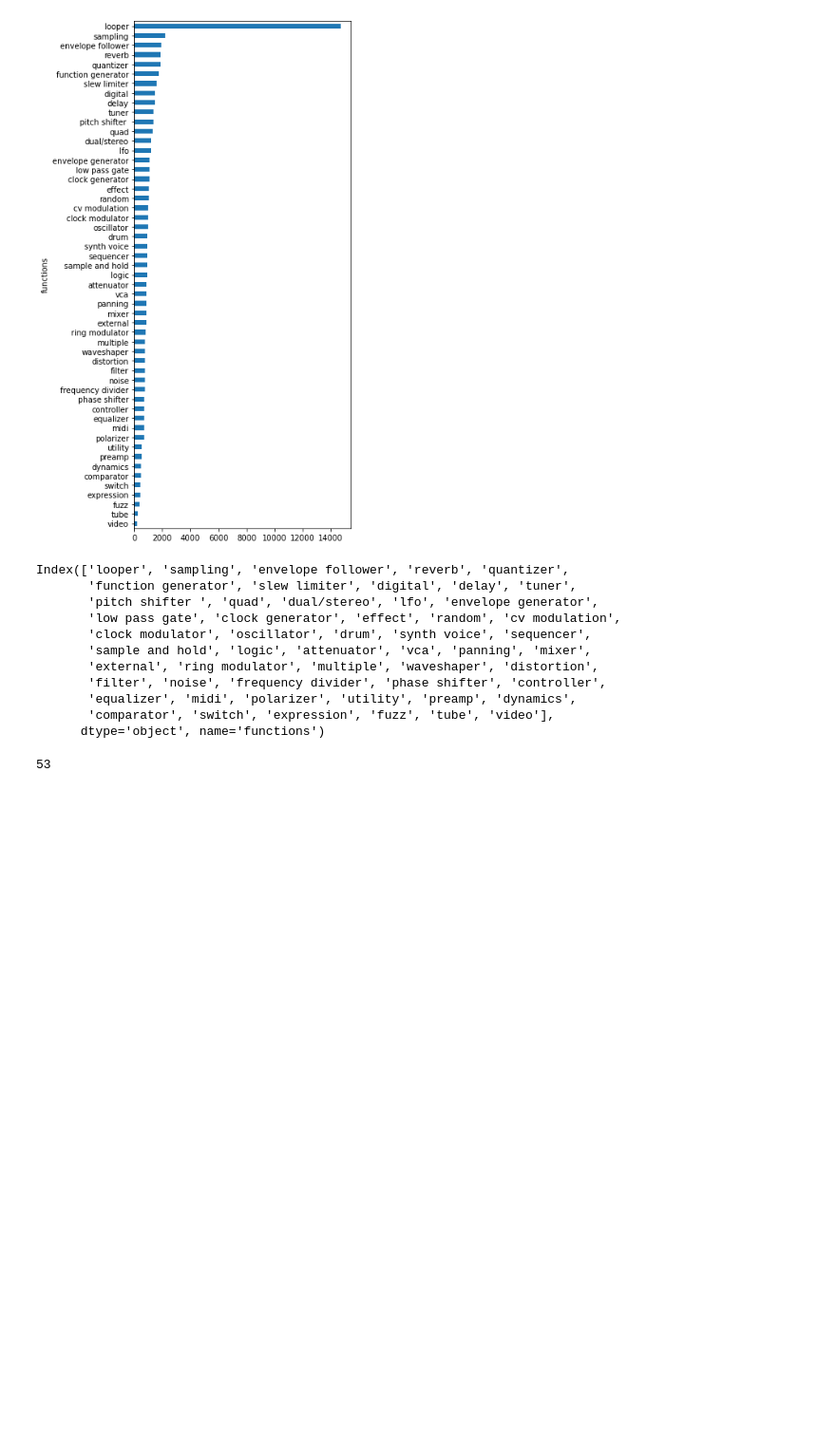
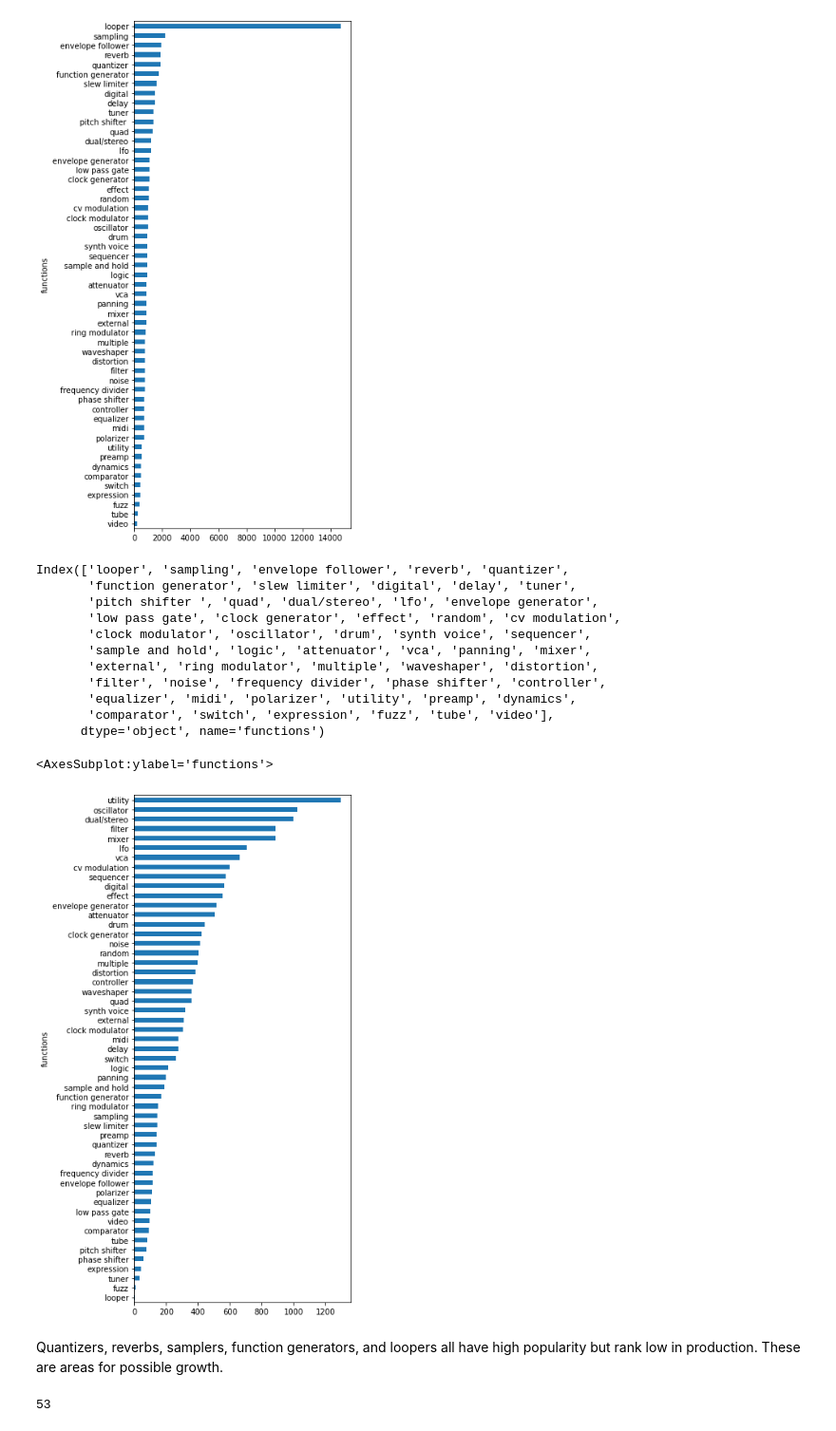
Before and after one commit to zstone00000/nycdsa_python_project, a Jupyter notebook: Eurorack_EDA.ipynb, the cells around one changed output. Shown at 95% size. Drawn from its saved outputs; the diff is of its cells as text; code cells hidden in the pictures; blank space fills up the shorter version.

```diff
--- a/Eurorack_EDA.ipynb
+++ b/Eurorack_EDA.ipynb
@@ -430,3 +501,10 @@ Index(['looper', 'sampling', 'envelope follower', 'reverb', 'quantizer',
        'equalizer', 'midi', 'polarizer', 'utility', 'preamp', 'dynamics',
        'comparator', 'switch', 'expression', 'fuzz', 'tube', 'video'],
       dtype='object', name='functions')
+# %%
+brands_exploded.groupby('functions')['module_name'].unique().apply(len).sort_values().plot(kind = 'barh', figsize = (5,12))
+# %% [output]
+<AxesSubplot:ylabel='functions'>
+[figure, added]
+# %% [markdown]
+Quantizers, reverbs, samplers, function generators, and loopers all have high popularity but rank low in production. These are areas for possible growth.
```
Also changed, not shown: parts of 50 cells of this notebook.
